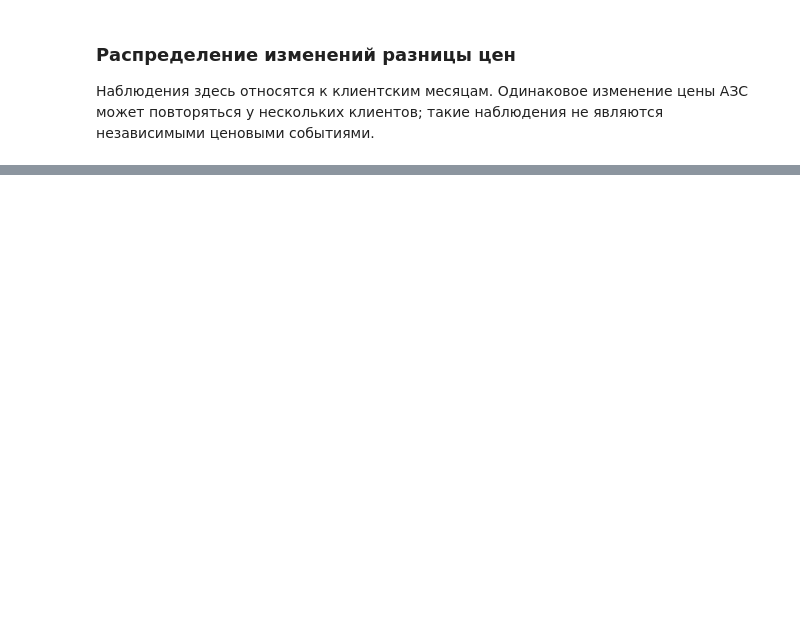
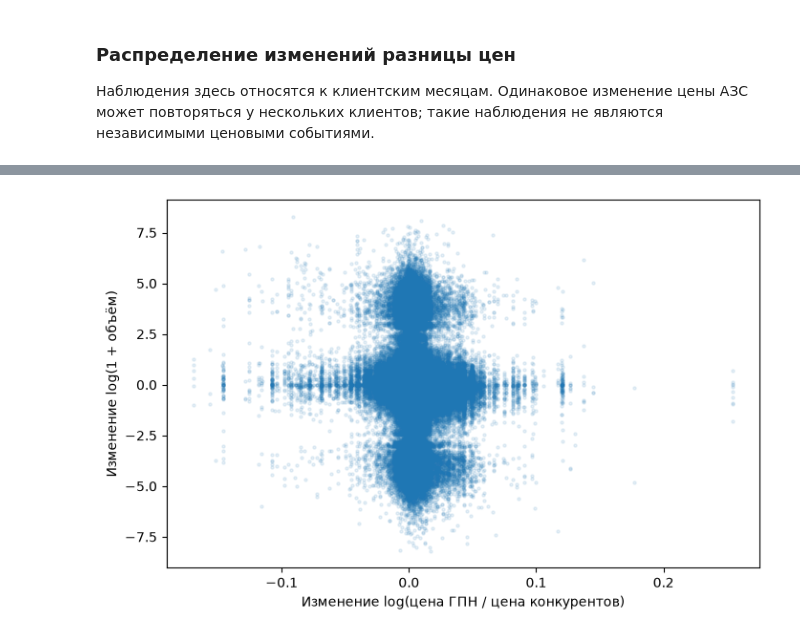
Before and after one commit to c-ch256/gpn-intelligence-cup-2026, a Jupyter notebook: notebooks/analyz.ipynb, the cells around one changed output, grey strips where cells are left out. Saved outputs shown, nothing was run; the diff lists cells and outputs as text; code cells hidden in the pictures; blank space fills up the shorter version.

```diff
--- a/notebooks/analyz.ipynb
+++ b/notebooks/analyz.ipynb
@@ -1662,0 +1823,7 @@ plt.show()
+# %%
+elasticity_df = client_df.sort_values(['Клиент', 'Месяц']).copy()
+elasticity_df['log_volume'] = np.log1p(elasticity_df['Объём'])
+elasticity_df['log_price'] = np.log(elasticity_df['Цена Газпромнефти'] / elasticity_df['Цена конкурентов'])
+elasticity_df[['dlog_volume', 'dlog_price']] = elasticity_df.groupby('Клиент')[['log_volume', 'log_price']].diff()
+elasticity_transitions = elasticity_df.dropna(subset=['dlog_volume', 'dlog_price'])
+elasticity_transitions[['dlog_volume', 'dlog_price']].describe()
@@ -1662,0 +1840,7 @@ plt.show()
+# %%
+elasticity_transitions.plot.scatter(x='dlog_price', y='dlog_volume', s=5, alpha=0.1, figsize=(8, 5))
+plt.xlabel('Изменение log(цена ГПН / цена конкурентов)')
+plt.ylabel('Изменение log(1 + объём)')
+plt.show()
+# %% [output]
+[figure, added]
```
Also changed, not shown: parts of 31 cells of this notebook, 1 other file.
